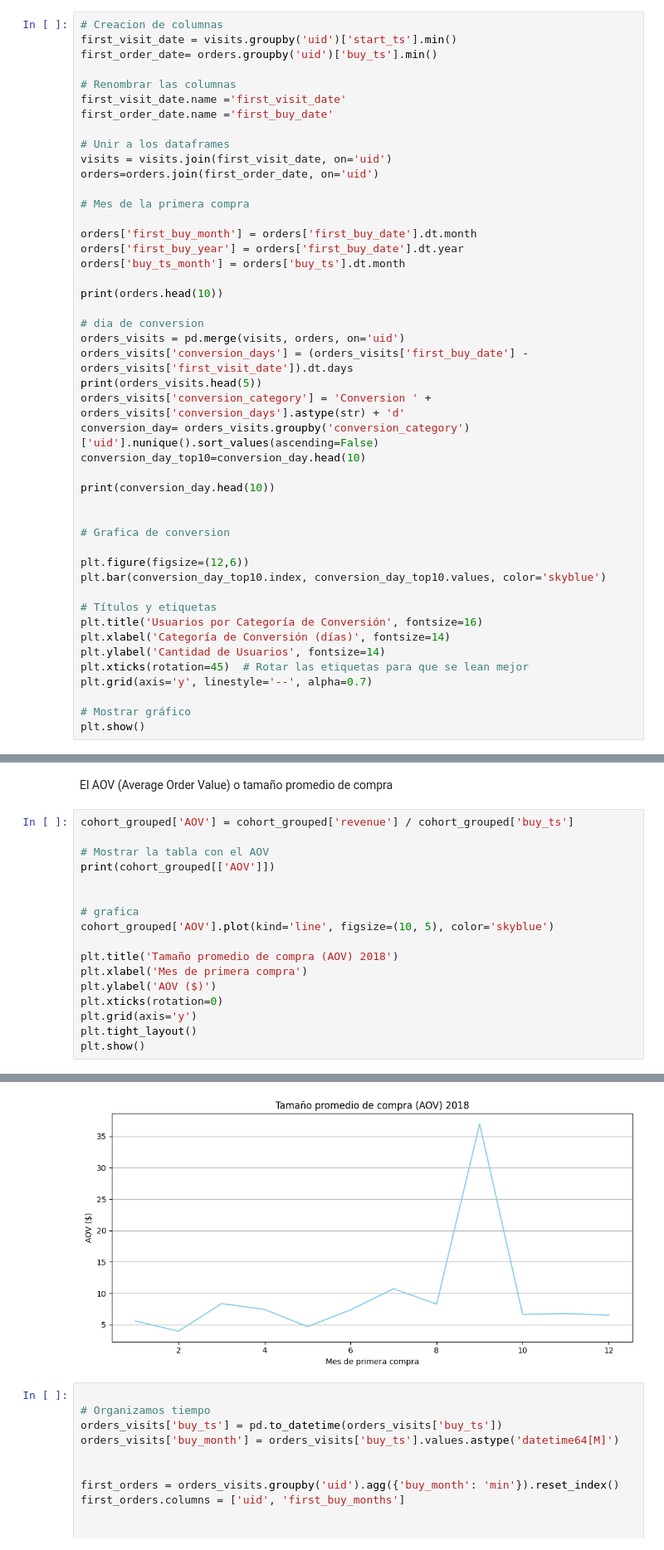
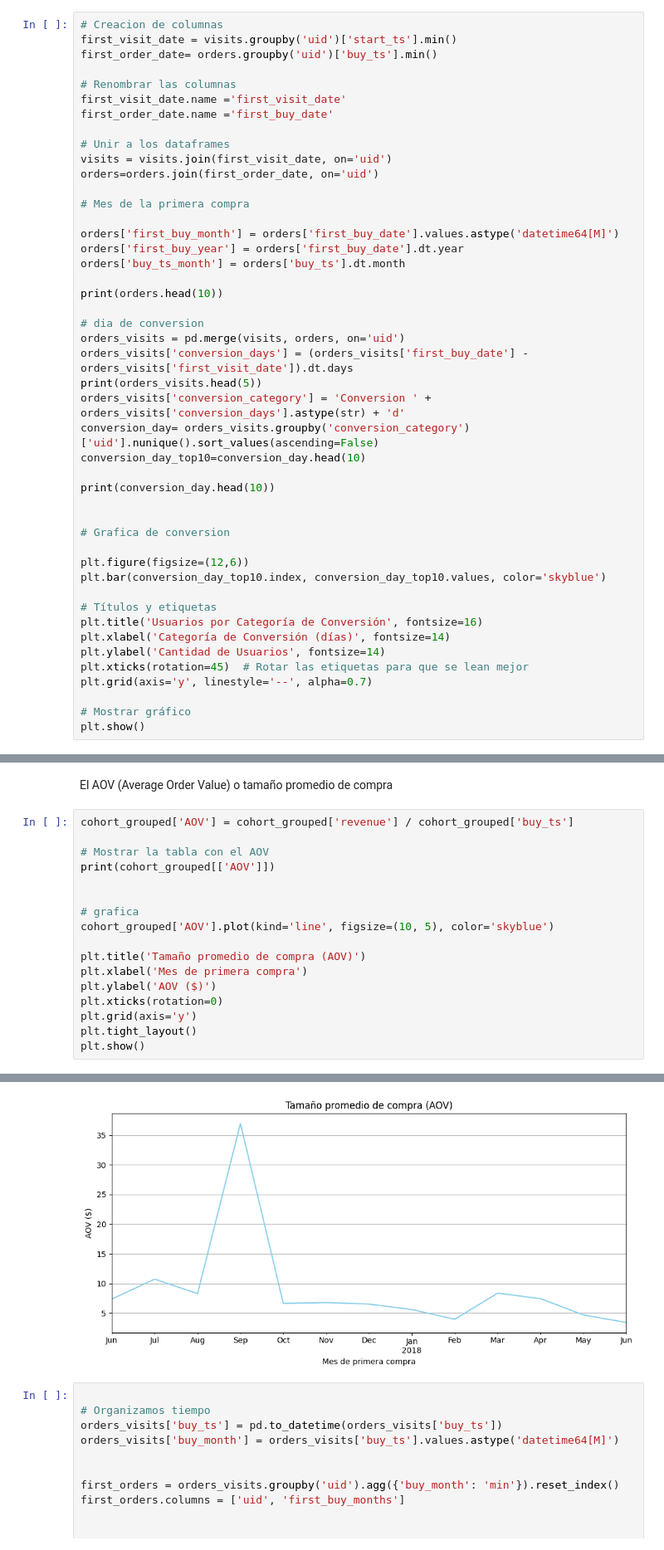
Before and after one commit to DavidRC-Ing/Proyect_Data_Analist_Showz, a Jupyter notebook: Proyecto_shows.ipynb, the cells around one changed output, grey strips where cells are left out. Shown at 83% size. Saved outputs shown, nothing was run; the diff lists cells and outputs as text.

```diff
--- a/Proyecto_shows.ipynb
+++ b/Proyecto_shows.ipynb
@@ -340,7 +340,7 @@ orders=orders.join(first_order_date, on='uid')
 
 # Mes de la primera compra
 
-orders['first_buy_month'] = orders['first_buy_date'].dt.month
+orders['first_buy_month'] = orders['first_buy_date'].values.astype('datetime64[M]')
 orders['first_buy_year'] = orders['first_buy_date'].dt.year
 orders['buy_ts_month'] = orders['buy_ts'].dt.month
 
@@ -455,7 +499,7 @@ print(cohort_grouped[['AOV']])
 # grafica
 cohort_grouped['AOV'].plot(kind='line', figsize=(10, 5), color='skyblue')
 
-plt.title('Tamaño promedio de compra (AOV) 2018')
+plt.title('Tamaño promedio de compra (AOV)')
 plt.xlabel('Mes de primera compra')
 plt.ylabel('AOV ($)')
 plt.xticks(rotation=0)
@@ -480,4 +525,4 @@ first_buy_month
-[figure, old version]
+[figure, new version]
 # %%
 
 # Organizamos tiempo
```
Also changed, not shown: parts of 34 cells of this notebook.
